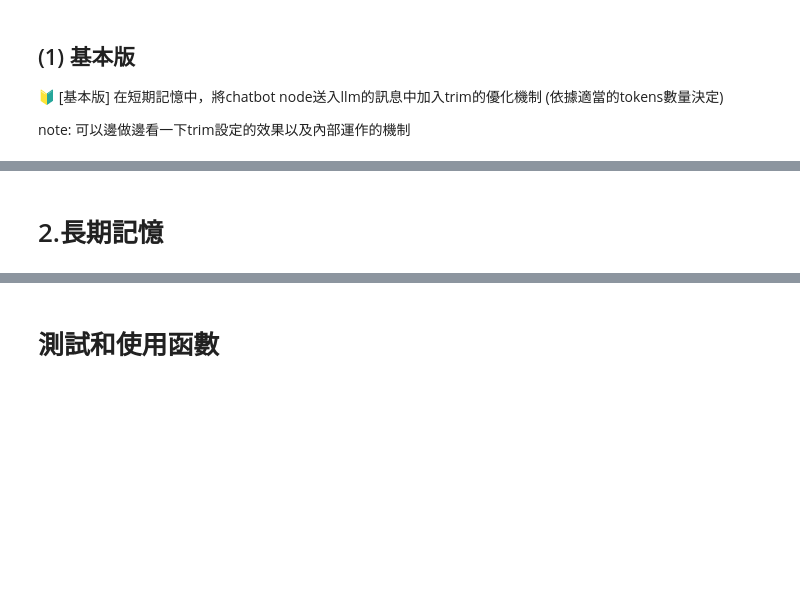
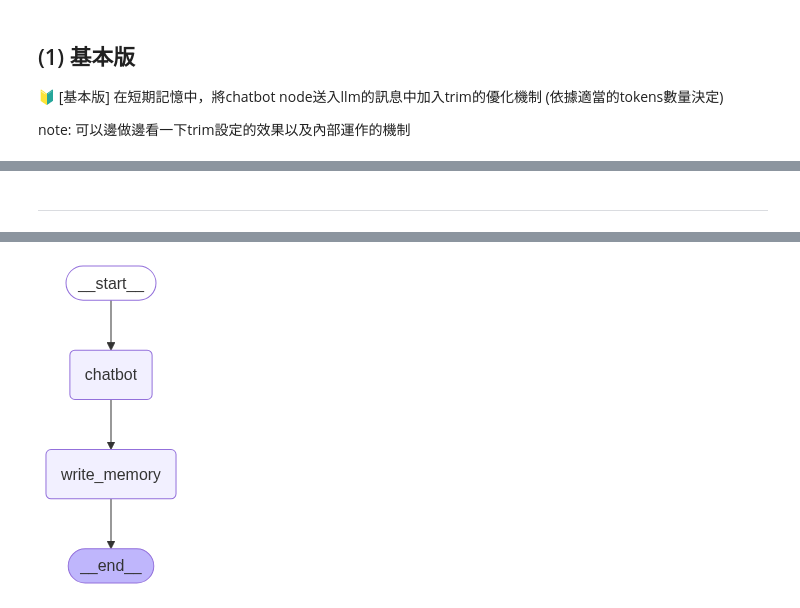
Before and after one commit to chenlichin/2025_Agent_club, a Jupyter notebook: R2/R2-Memory-hw.ipynb, the cells around one changed output, grey strips where cells are left out. Saved outputs shown, nothing was run; the diff lists cells and outputs as text; code cells hidden in the pictures; blank space fills up the shorter version.

```diff
--- a/R2/R2-Memory-hw.ipynb
+++ b/R2/R2-Memory-hw.ipynb
@@ -119,0 +167,6 @@ def create_basic_graph():
+# %%
+def stream_graph_updates(user_input: str, config: dict):
+    for event in graph.stream({"messages": [{"role": "user", "content": user_input}], "mode":"api"}, config):
+      if "chatbot" in event:
+        for value in event.values():
+          print("Assistant:", value["messages"][-1].content)
@@ -119,0 +176,12 @@ def create_basic_graph():
+# %%
+# 開始對話 (可以輸入quit, exit, q，三選一停止對話)
+while True:
+  try:
+    user_input = input("User: ")
+    if user_input.lower() in ["quit", "exit", "q"]:
+      print("Goodbye!")
+      break
+    stream_graph_updates(user_input, config)
+  except Exception as e:
+    print(e)
+    break
@@ -120,5 +206,5 @@ def create_basic_graph():
 # %% [markdown]
-# 2.長期記憶
+---
 # %% [markdown]
 ## (1) 基本版
 🔰 [基本版]
@@ -374,2 +217,0 @@ def create_memory_graph():
-# %% [markdown]
-# 測試和使用函數
@@ -376 +366,12 @@ def create_memory_graph():
+# %%
+# View
+from IPython.display import Image, display
+
+try:
+  display(Image(graph.get_graph().draw_mermaid_png()))
+except Exception as e:
+  print(e)
+  pass
+# %% [output]
+[figure, added]
 # %%
```
Also changed, not shown: parts of 38 cells of this notebook.
